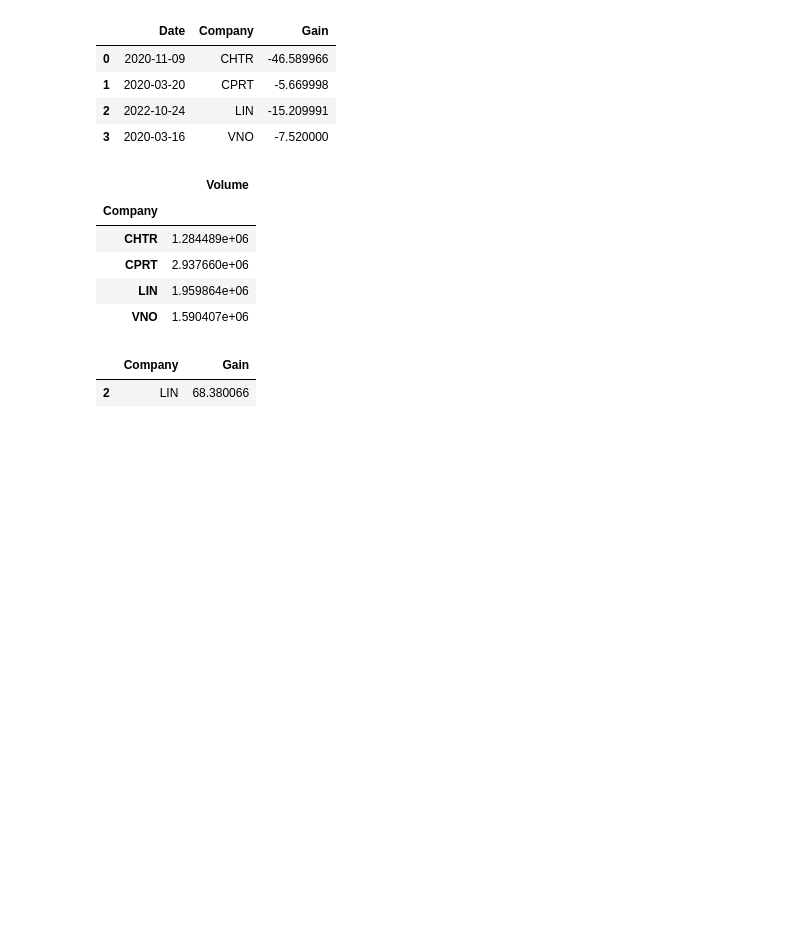
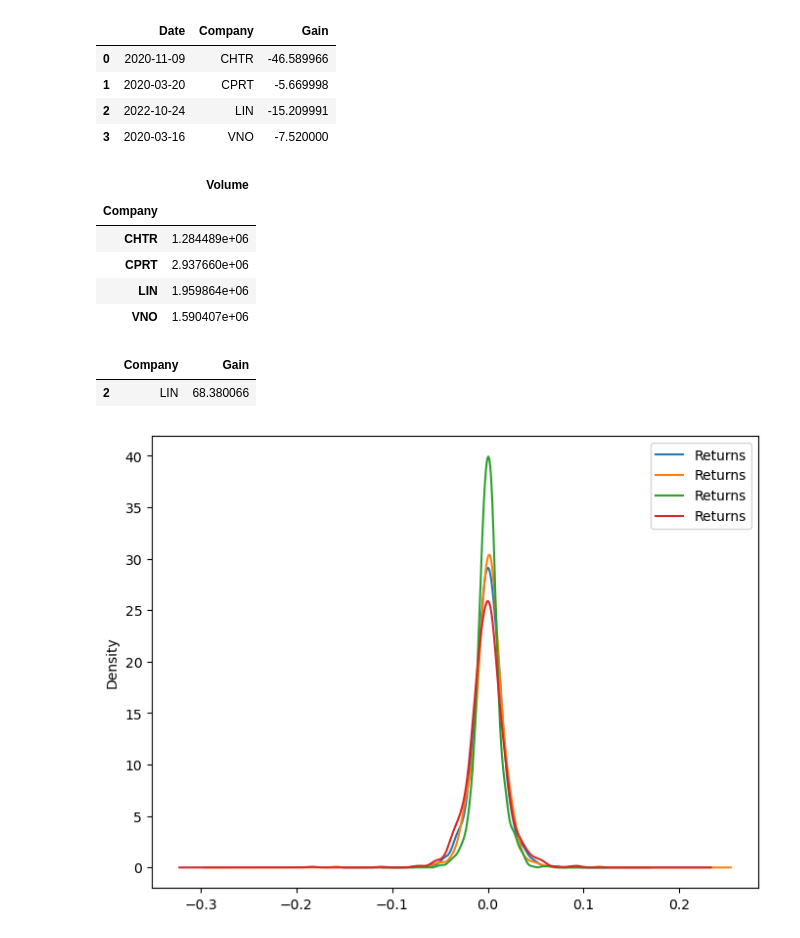
Before and after one commit to nescuderor/Midterm_exam, a Jupyter notebook: Mid term exam.ipynb, the cells around one changed output. Saved outputs shown, nothing was run; the diff lists cells and outputs as text; code cells hidden in the pictures; blank space fills up the shorter version.

```diff
--- a/Mid term exam.ipynb
+++ b/Mid term exam.ipynb
@@ -115,3 +116,11 @@ output[output['Gain'] == output['Gain'].max()]
 # %% [output]
 |  | Company | Gain |
 | 2 | LIN | 68.380066 |
+# %%
+#7. Plot
+DF['Returns'] = (DF["Close"] - DF["Open"])/DF["Open"]
+p_df = DF[['Company', 'Returns']]
+fig, ax = plt.subplots(figsize=(8,6))
+bp = p_df.groupby('Company').plot(kind='kde', ax=ax)
+# %% [output]
+[figure, added]
```
Also changed, not shown: parts of 1 cell of this notebook.
